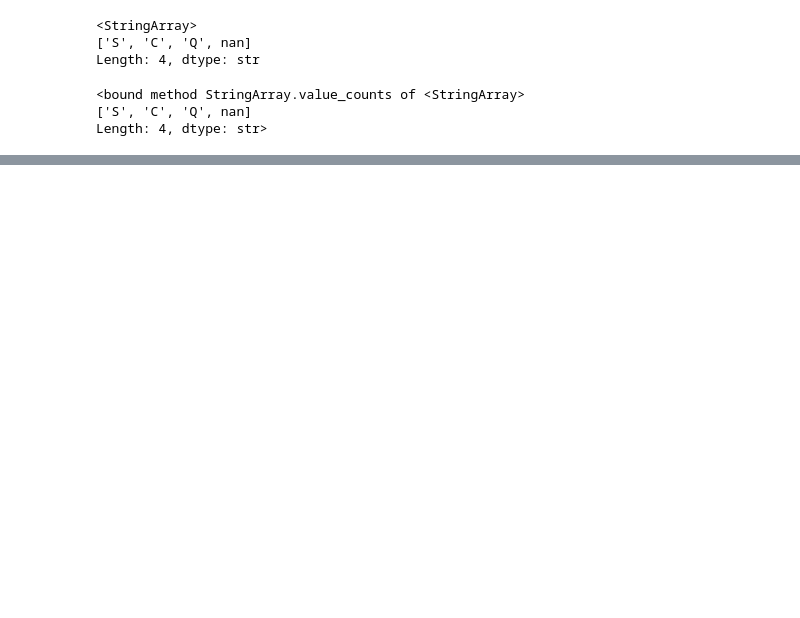
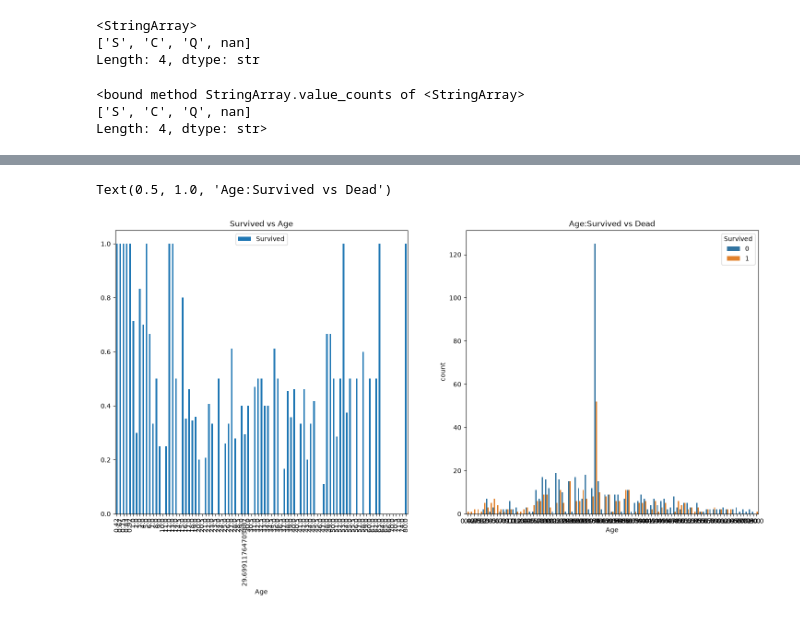
Before and after one commit to Z0mb-s/Titanic_kaggle, a Jupyter notebook: ML/testing_data.ipynb, the cells around one changed output, grey strips where cells are left out. Saved outputs shown, nothing was run; the diff lists cells and outputs as text; code cells hidden in the pictures; blank space fills up the shorter version.

```diff
--- a/ML/testing_data.ipynb
+++ b/ML/testing_data.ipynb
@@ -159,0 +127,14 @@ dtype: int64
+# %%
+#s - low priority (220/650) c - medium (100/180) q - premium (25/70)
+#most of peoples saves as medium class of tickets
+
+#lets see how age affects to survive
+f,ax=plt.subplots(1,2,figsize=(18,8))
+df[['Age','Survived']].groupby(['Age']).mean().plot.bar(ax=ax[0])
+ax[0].set_title('Survived vs Age')
+sns.countplot(x='Age',hue='Survived',data=df,ax=ax[1])
+ax[1].set_title('Age:Survived vs Dead')
+#people < 14 years more survive
+# %% [output]
+Text(0.5, 1.0, 'Age:Survived vs Dead')
+[figure, added]
```
Also changed, not shown: parts of 15 cells of this notebook, 12 other files.
